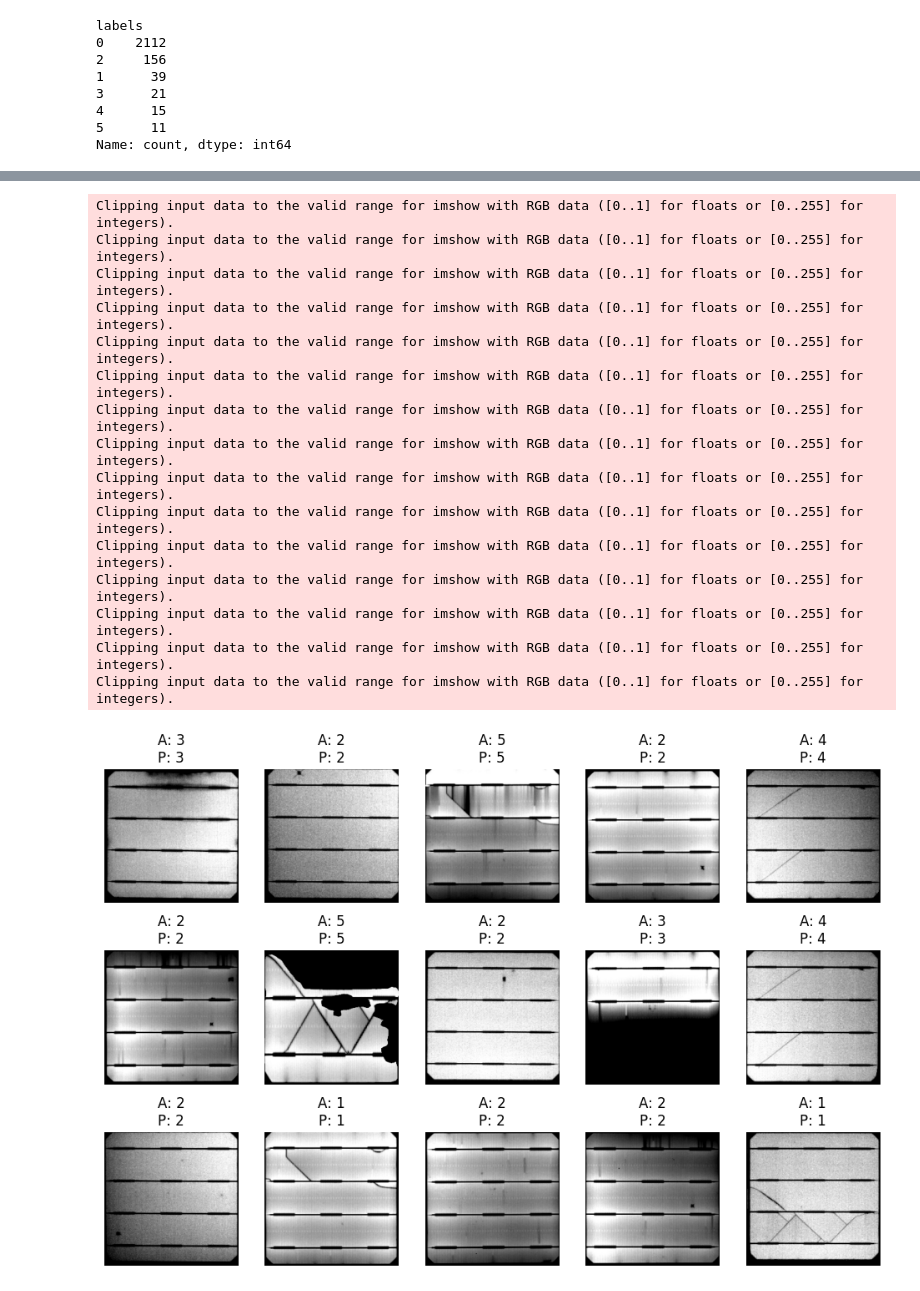
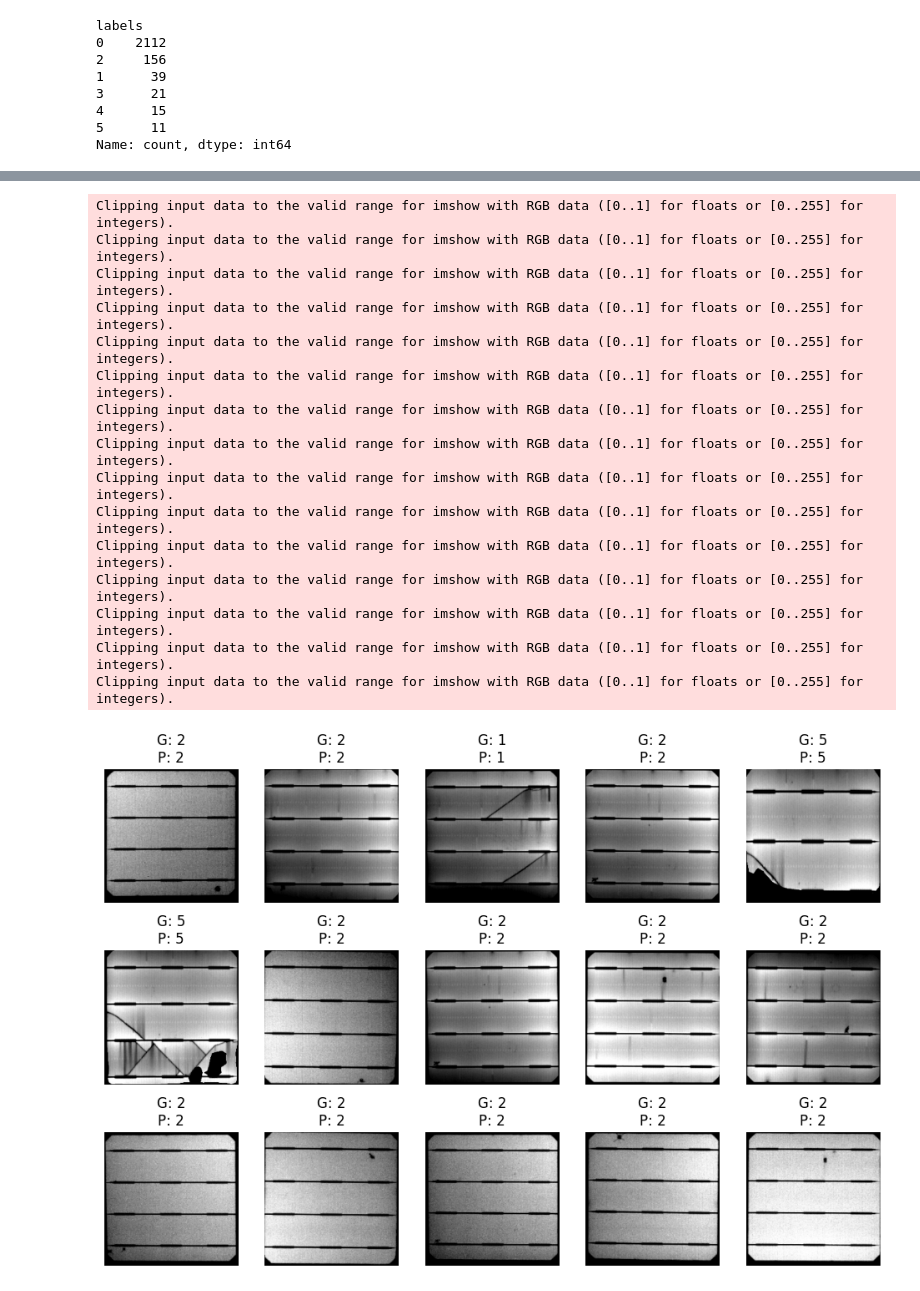
Before and after one commit to danutaparaficz2/copy_EAGLE, a Jupyter notebook: ViT.ipynb, the cells around one changed output, grey strips where cells are left out. Cells and saved outputs as stored; diff of their text form; code cells hidden in the pictures.

Commit message:
Example images for correct and wrong predictions

```diff
--- a/ViT.ipynb
+++ b/ViT.ipynb
@@ -196,5 +210,6 @@ train_result = trainer.train()
 # %%
 predictions = trainer.predict(ds_val)
+predlabels = predictions.predictions.argmax(axis=-1)
 predictions.metrics
 # %% [output]
 [interactive output not drawn]
@@ -212,11 +227,11 @@ for i in range(3):
     for j in range(5):
         while True:
             idx = np.random.choice(ds_val.shape[0], 1, replace=False)
-            if ds_val[int(idx[0])]["labels"] > 0:
+            if ds_val[int(idx[0])]["labels"] > 0 and ds_val[int(idx[0])]["labels"] == predlabels[int(idx[0])]:
                 break
         s = ds_val[int(idx[0])]
         ax[i,j].imshow(np.transpose(s['image'], (1,2,0)))
-        ax[i,j].set_title(f"A: {s['labels']}\nP: {predictions.label_ids[int(idx[0])]}")
+        ax[i,j].set_title(f"G: {s['labels']}\nP: {predictions.label_ids[int(idx[0])]}")
         ax[i,j].axis('off')
 
 plt.show()
@@ -239,0 +255,16 @@ Clipping input data to the valid range for imshow with RGB data ([0..1] for floa
+# %%
+# plot samples
+idx = -1
+fig, ax = plt.subplots(3, 5, sharex=True, sharey=True, figsize=(12,8))
+for i in range(3):
+    for j in range(5):
+        for id in np.where(ds_val['labels'] != predlabels)[0]:
+            if id > idx:
+                idx = int(id)
+                break
+        if idx > -1:
+            s = ds_val[idx]
+            ax[i,j].imshow(np.transpose(s['image'], (1,2,0)))
+            ax[i,j].set_title(f"G: {s['labels']}\nP: {predlabels[idx]}")
+            ax[i,j].axis('off')
+plt.show()
@@ -266,5 +314,6 @@ labels
 Name: count, dtype: int64
 # %%
 predictions = trainer.predict(ds_test)
+predlabels = predictions.predictions.argmax(axis=-1)
 predictions.metrics
 # %% [output]
@@ -277,33 +327,33 @@ predictions.metrics
 # %%
 # plot samples
 import numpy as np
 fig, ax = plt.subplots(3, 5, sharex=True, sharey=True, figsize=(12,8))
 for i in range(3):
     for j in range(5):
         while True:
             idx = np.random.choice(ds_test.shape[0], 1, replace=False)
-            if ds_test[int(idx[0])]["labels"] > 0:
+            if ds_test[int(idx[0])]["labels"] > 0 and ds_test[int(idx[0])]["labels"] == predlabels[int(idx[0])]:
                 break
         s = ds_test[int(idx[0])]
         ax[i,j].imshow(np.transpose(s['image'], (1,2,0)))
-        ax[i,j].set_title(f"A: {s['labels']}\nP: {predictions.label_ids[int(idx[0])]}")
+        ax[i,j].set_title(f"G: {s['labels']}\nP: {predlabels[int(idx[0])]}")
         ax[i,j].axis('off')
 
 plt.show()
 # %% [output]
 Clipping input data to the valid range for imshow with RGB data ([0..1] for floats or [0..255] for integers).
 Clipping input data to the valid range for imshow with RGB data ([0..1] for floats or [0..255] for integers).
 Clipping input data to the valid range for imshow with RGB data ([0..1] for floats or [0..255] for integers).
 Clipping input data to the valid range for imshow with RGB data ([0..1] for floats or [0..255] for integers).
 Clipping input data to the valid range for imshow with RGB data ([0..1] for floats or [0..255] for integers).
 Clipping input data to the valid range for imshow with RGB data ([0..1] for floats or [0..255] for integers).
 Clipping input data to the valid range for imshow with RGB data ([0..1] for floats or [0..255] for integers).
 Clipping input data to the valid range for imshow with RGB data ([0..1] for floats or [0..255] for integers).
 Clipping input data to the valid range for imshow with RGB data ([0..1] for floats or [0..255] for integers).
 Clipping input data to the valid range for imshow with RGB data ([0..1] for floats or [0..255] for integers).
 Clipping input data to the valid range for imshow with RGB data ([0..1] for floats or [0..255] for integers).
 Clipping input data to the valid range for imshow with RGB data ([0..1] for floats or [0..255] for integers).
 Clipping input data to the valid range for imshow with RGB data ([0..1] for floats or [0..255] for integers).
 Clipping input data to the valid range for imshow with RGB data ([0..1] for floats or [0..255] for integers).
 Clipping input data to the valid range for imshow with RGB data ([0..1] for floats or [0..255] for integers).
-[figure, old version]
+[figure, new version]
```
Also changed, not shown: parts of 8 cells of this notebook.
